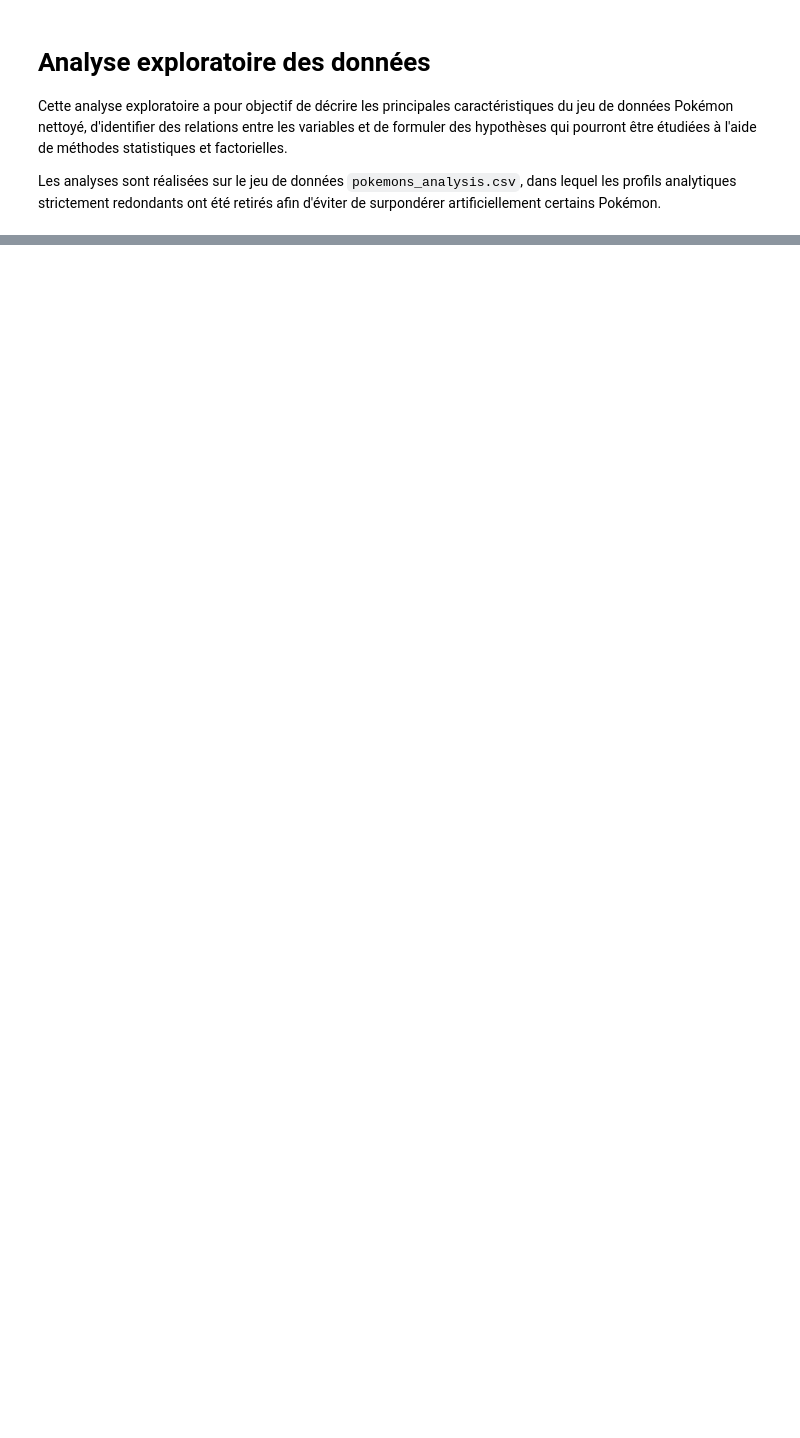
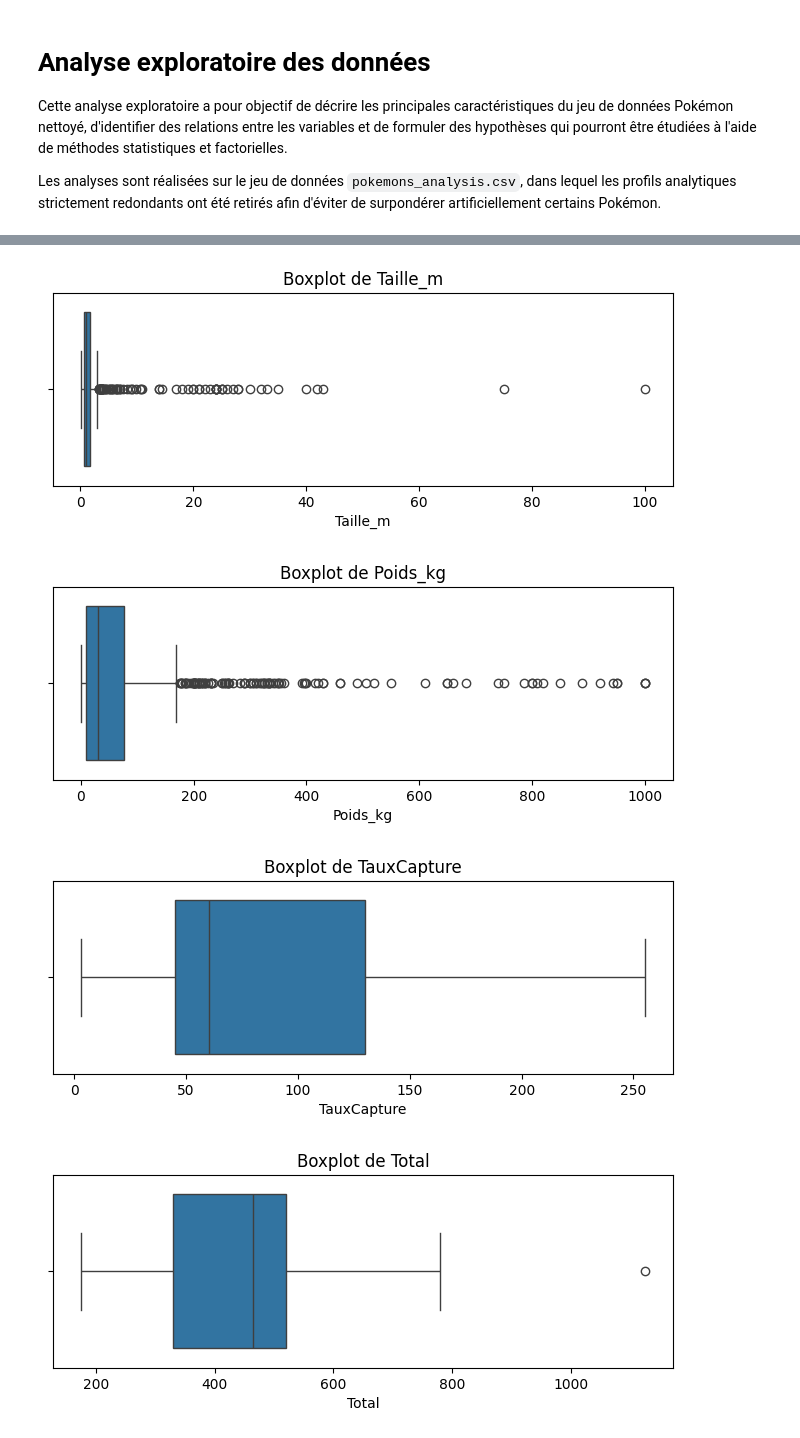
Before and after one commit to gherib-anis/pokemon-data-analysis, a Jupyter notebook: notebooks/03_exploratory_analysis.ipynb, the cells around one changed output, grey strips where cells are left out. Drawn from its saved outputs; the diff is of its cells as text; code cells hidden in the pictures; blank space fills up the shorter version.

```diff
--- a/notebooks/03_exploratory_analysis.ipynb
+++ b/notebooks/03_exploratory_analysis.ipynb
@@ -25,0 +253,18 @@ NameError: name 'pd' is not defined
+# %%
+for var in variables_distribution:
+    plt.figure(figsize=(8, 2.5))
+
+    sns.boxplot(
+        data=df,
+        x=var
+    )
+
+    plt.title(f"Boxplot de {var}")
+    plt.xlabel(var)
+
+    plt.show()
+# %% [output]
+[figure, added]
+[figure, added]
+[figure, added]
+[figure, added]
```
Also changed, not shown: parts of 78 cells of this notebook.
